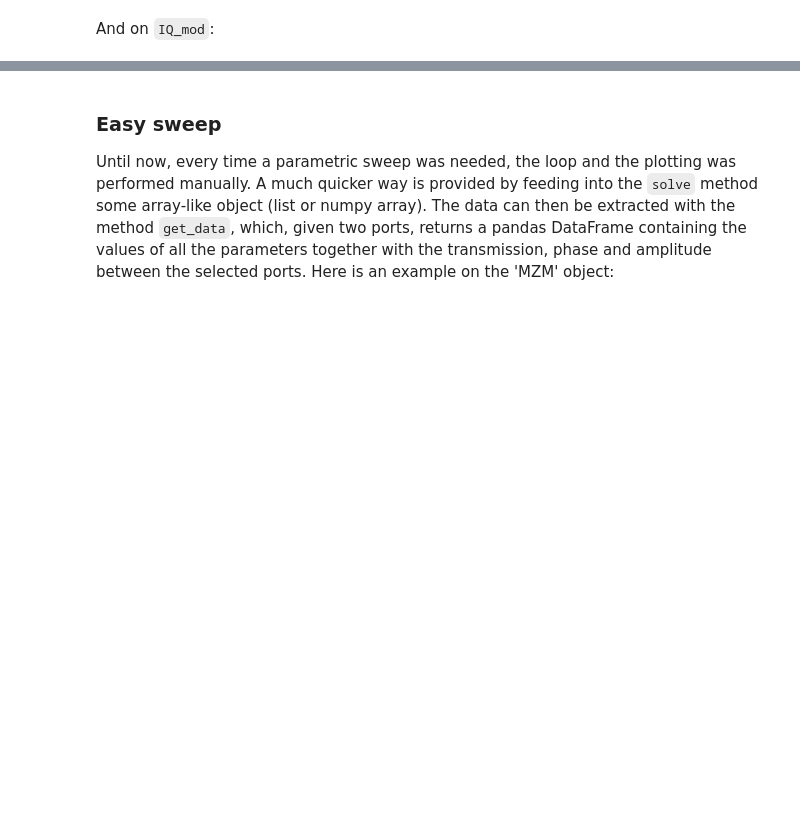
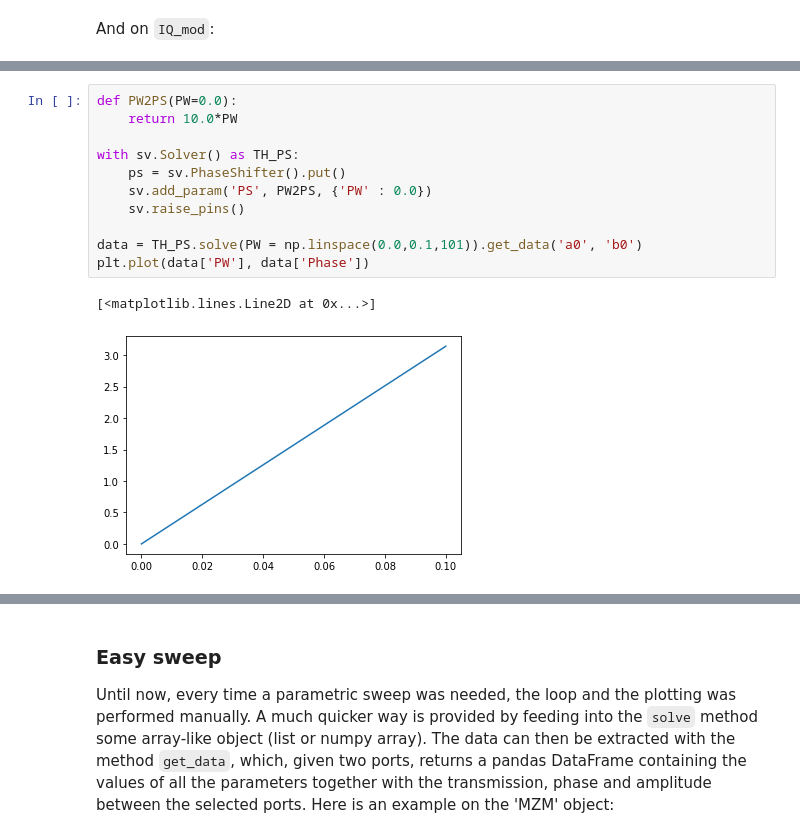
Before and after one commit to mpasson/lekkersim, a Jupyter notebook: Docs/jupyter/GenSol_intro.ipynb, the cells around one changed output, grey strips where cells are left out. Cells and saved outputs as stored; diff of their text form; blank space fills up the shorter version.

Commit message:
Added function for definition of new parameters in solver. Updated pytest and documentation

```diff
--- a/Docs/jupyter/GenSol_intro.ipynb
+++ b/Docs/jupyter/GenSol_intro.ipynb
@@ -413,0 +419,14 @@ Default params of Solver of IQ_mod (id=140682642964432):
+# %%
+def PW2PS(PW=0.0):
+    return 10.0*PW
+
+with sv.Solver() as TH_PS:
+    ps = sv.PhaseShifter().put()
+    sv.add_param('PS', PW2PS, {'PW' : 0.0})
+    sv.raise_pins()
+
+data = TH_PS.solve(PW = np.linspace(0.0,0.1,101)).get_data('a0', 'b0')
+plt.plot(data['PW'], data['Phase'])
+# %% [output]
+[<matplotlib.lines.Line2D at 0x...>]
+[figure, added]
```
Also changed, not shown: parts of 11 cells of this notebook, 2 other files.
